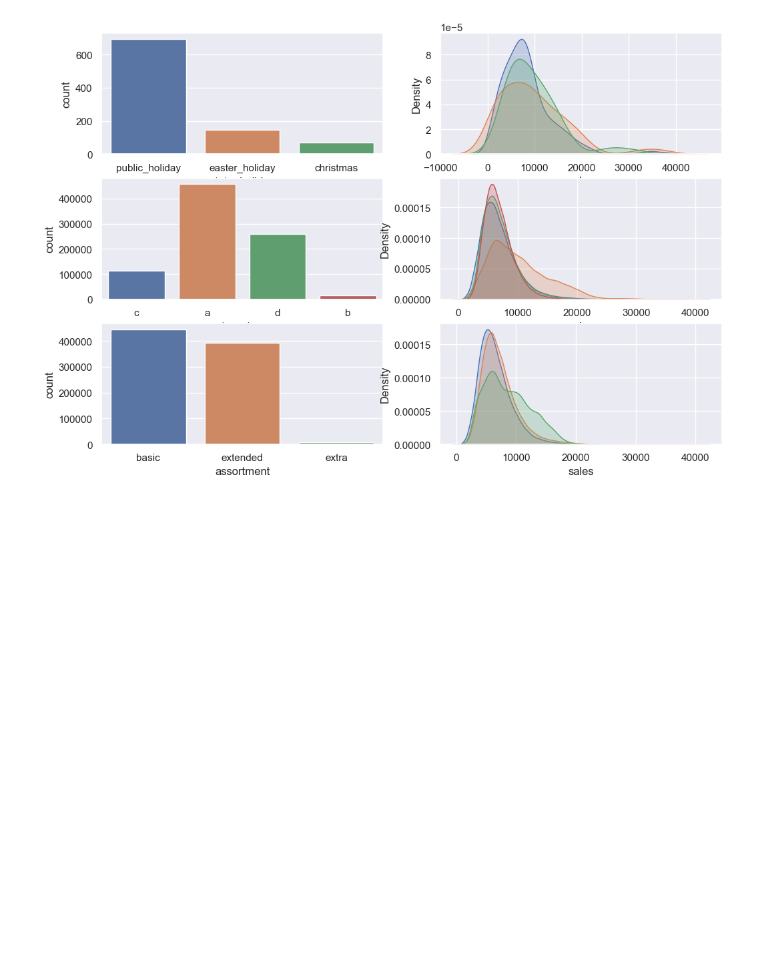
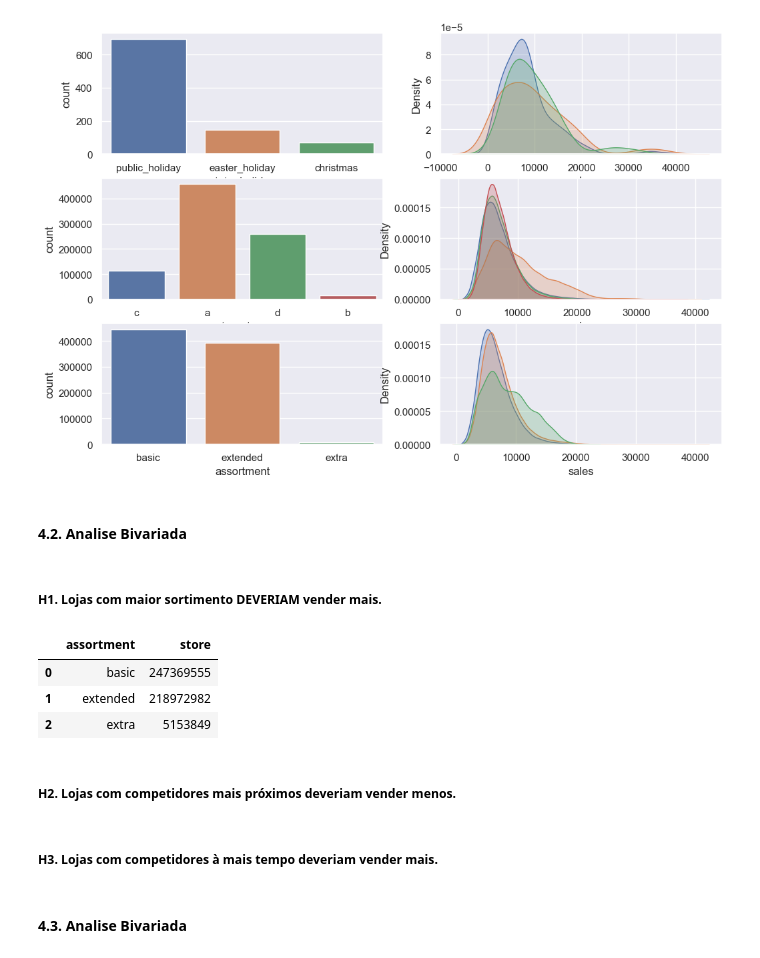
Before and after one commit to rodrigoceezar/rossmann_sales_prediction, a Jupyter notebook: store_sales_prediction.ipynb, the cells around one changed output. Saved outputs shown, nothing was run; the diff lists cells and outputs as text; code cells hidden in the pictures; blank space fills up the shorter version.

```diff
--- a/store_sales_prediction.ipynb
+++ b/store_sales_prediction.ipynb
@@ -581,3 +589,20 @@ sns.kdeplot(df4[df4.assortment == 'extra']['sales'], label='extra',fill=True)
 # %% [output]
 <Axes: xlabel='sales', ylabel='Density'>
 [figure]
+# %% [markdown]
+#### 4.2. Analise Bivariada
+# %% [markdown]
+##### **H1.** Lojas com maior sortimento DEVERIAM vender mais.
+# %%
+df4[['assortment','store']].groupby('assortment').sum().reset_index()
+# %% [output]
+|  | assortment | store |
+| 0 | basic | 247369555 |
+| 1 | extended | 218972982 |
+| 2 | extra | 5153849 |
+# %% [markdown]
+##### **H2.** Lojas com competidores mais próximos deveriam vender menos.
+# %% [markdown]
+##### **H3.** Lojas com competidores à mais tempo deveriam vender mais.
+# %% [markdown]
+#### 4.3. Analise Bivariada
```
Also changed, not shown: parts of 8 cells of this notebook.
